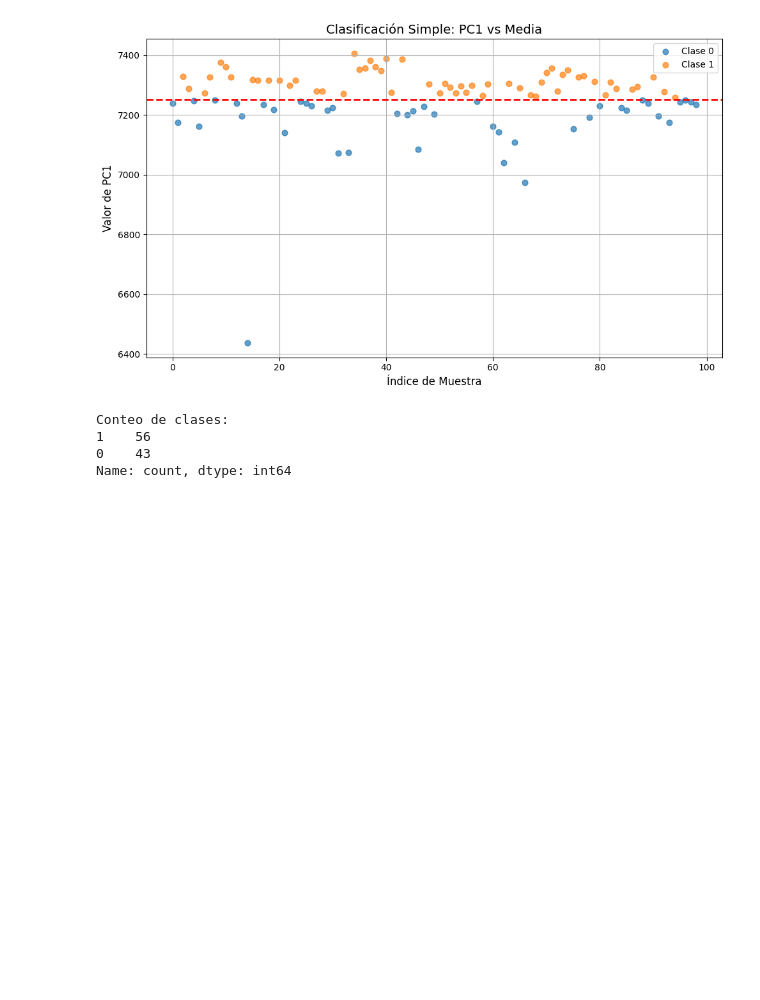
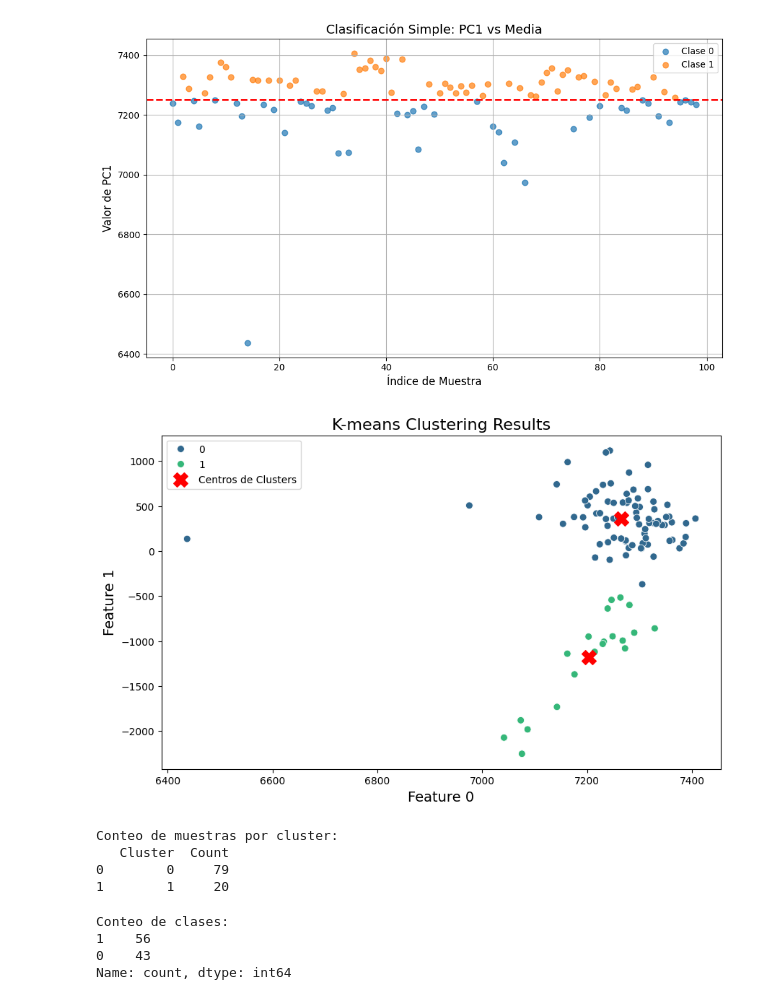
Before and after one commit to JsebastianUVPRQ/classical_trajectory, a Jupyter notebook: talleres_metodos_machine_learning/Lecture 9. Racimado-20250313/notebook9racimado.ipynb, the cells around one changed output. Cells and saved outputs as stored; diff of their text form; code cells hidden in the pictures; blank space fills up the shorter version.

```diff
--- a/talleres_metodos_machine_learning/Lecture 9. Racimado-20250313/notebook9racimado.ipynb
+++ b/talleres_metodos_machine_learning/Lecture 9. Racimado-20250313/notebook9racimado.ipynb
@@ -90,6 +90,43 @@ Media de PC1: 7253.0237
 Resultados guardados en clasificacion_simple.csv
 [figure]
 [figure]
+# %%
+# racimado
+
+# K-means clustering
+kmeans = KMeans(n_clusters=N_c, max_iter=500, tol=epsilon, random_state=42)
+kmeans.fit(data)
+# Obtener etiquetas de los clusters
+labels = kmeans.labels_
+# Obtener centros de los clusters
+centers = kmeans.cluster_centers_
+# Crear un DataFrame con los resultados
+results = pd.DataFrame(data, columns=[f'Feature {i}' for i in range(D)])
+results['Cluster'] = labels
+# mostrar en graficas los clusters
+plt.figure(figsize=(10, 6))
+sns.scatterplot(x=results['Feature 0'], y=results['Feature 1'], hue=results['Cluster'], palette='viridis', s=50)
+plt.scatter(centers[:, 0], centers[:, 1], c='red', marker
+='X', s=200, label='Centros de Clusters')
+plt.title('K-means Clustering Results', fontsize=16)
+plt.xlabel('Feature 0', fontsize=14)
+plt.ylabel('Feature 1', fontsize=14)
+plt.legend()
+plt.savefig('kmeans_clustering_results.png', dpi=300)
+plt.show()
+# %% [output]
+[figure, added]
+# %%
+# conteo
+conteo = pd.Series(labels).value_counts().to_dict()
+conteo_df = pd.DataFrame(list(conteo.items()), columns=['Cluster', 'Count'])
+print("Conteo de muestras por cluster:")
+print(conteo_df)
+# %% [output]
+Conteo de muestras por cluster:
+   Cluster  Count
+0        0     79
+1        1     20
 # %%
 conteo = pd.Series(clasificacion).value_counts()
 print(f"Conteo de clases:\n{conteo}")
```
Also changed, not shown: parts of 1 cell of this notebook.
